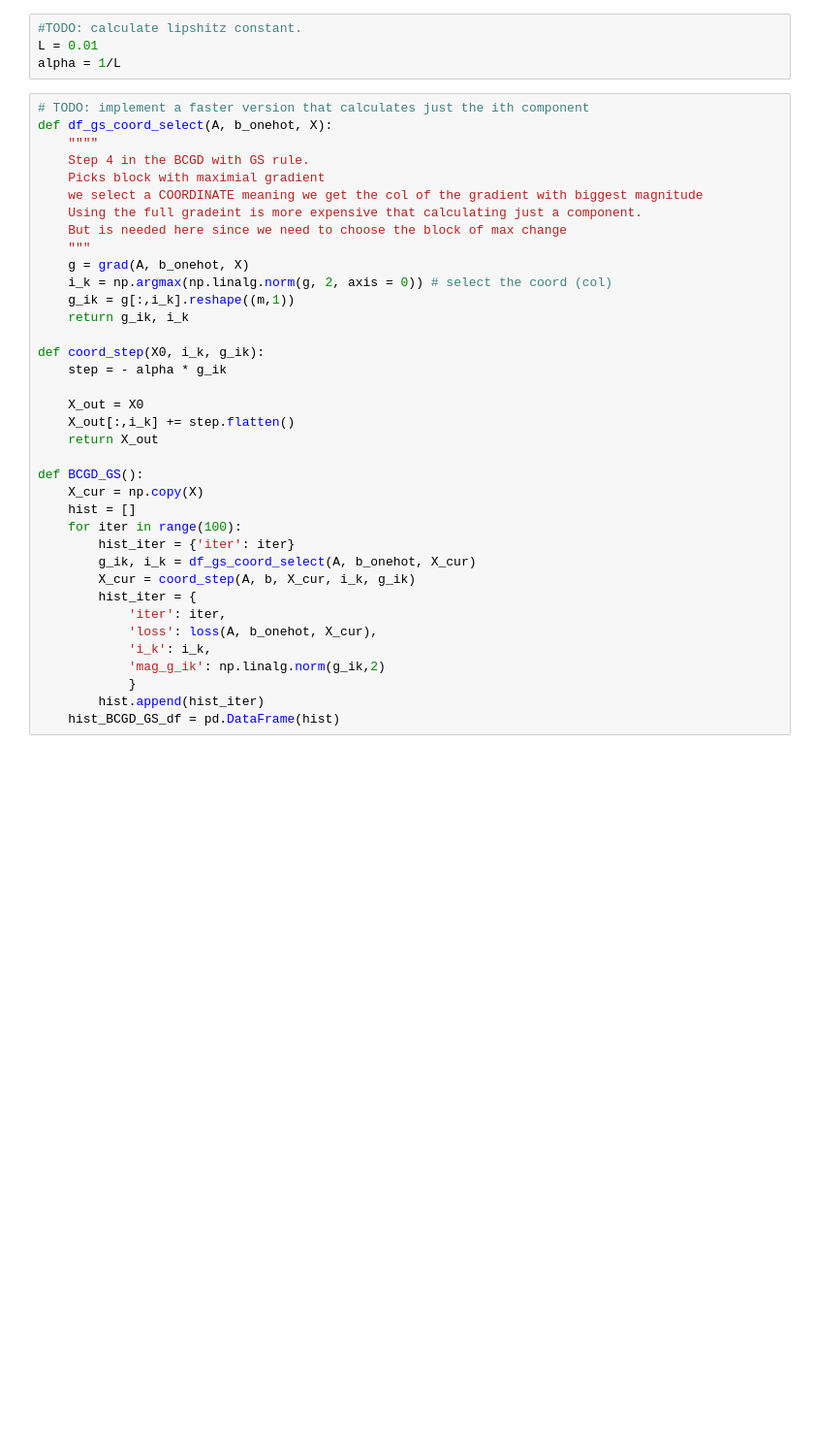
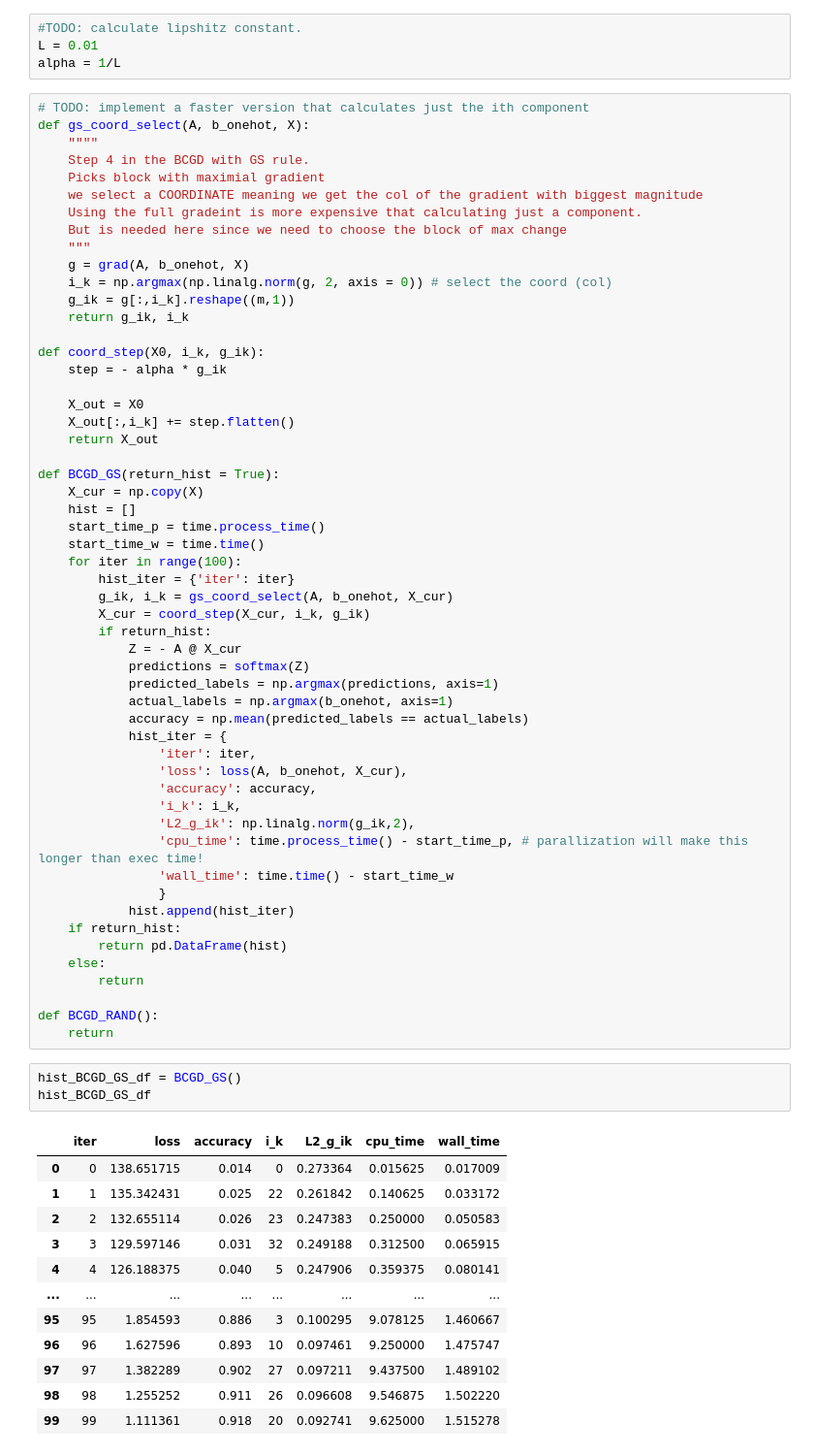
Before and after one commit to Aiecco/BCGD-methods, a Jupyter notebook: HW scratch.ipynb, the cells around one changed output. Shown: that part at 97% size. Saved outputs shown, nothing was run; the diff lists cells and outputs as text; blank space fills up the shorter version.

```diff
--- a/HW scratch.ipynb
+++ b/HW scratch.ipynb
@@ -165,7 +166,7 @@ L = 0.01
 alpha = 1/L
 # %%
 # TODO: implement a faster version that calculates just the ith component
-def df_gs_coord_select(A, b_onehot, X):
+def gs_coord_select(A, b_onehot, X):
     """"
     Step 4 in the BCGD with GS rule.
     Picks block with maximial gradient
@@ -185,18 +186,51 @@ def coord_step(X0, i_k, g_ik):
     X_out[:,i_k] += step.flatten()
     return X_out
 
-def BCGD_GS():
+def BCGD_GS(return_hist = True):
     X_cur = np.copy(X)
     hist = []
+    start_time_p = time.process_time()
+    start_time_w = time.time()
     for iter in range(100):
         hist_iter = {'iter': iter}
-        g_ik, i_k = df_gs_coord_select(A, b_onehot, X_cur)
-        X_cur = coord_step(A, b, X_cur, i_k, g_ik)
-        hist_iter = {
-            'iter': iter,
-            'loss': loss(A, b_onehot, X_cur),
-            'i_k': i_k,
-            'mag_g_ik': np.linalg.norm(g_ik,2)
-            }
-        hist.append(hist_iter)
-    hist_BCGD_GS_df = pd.DataFrame(hist)
+        g_ik, i_k = gs_coord_select(A, b_onehot, X_cur)
+        X_cur = coord_step(X_cur, i_k, g_ik)
+        if return_hist:
+            Z = - A @ X_cur
+            predictions = softmax(Z)
+            predicted_labels = np.argmax(predictions, axis=1)
+            actual_labels = np.argmax(b_onehot, axis=1)
+            accuracy = np.mean(predicted_labels == actual_labels)
+            hist_iter = {
+                'iter': iter,
+                'loss': loss(A, b_onehot, X_cur),
+                'accuracy': accuracy,
+                'i_k': i_k,
+                'L2_g_ik': np.linalg.norm(g_ik,2),
+                'cpu_time': time.process_time() - start_time_p, # parallization will make this longer than exec time!
+                'wall_time': time.time() - start_time_w
+                }
+            hist.append(hist_iter)
+    if return_hist:
+        return pd.DataFrame(hist)
+    else:
+        return
+
+def BCGD_RAND():
+    return
+# %%
+hist_BCGD_GS_df = BCGD_GS()
+hist_BCGD_GS_df
+# %% [output]
+|  | iter | loss | accuracy | i_k | L2_g_ik | cpu_time | wall_time |
+| 0 | 0 | 138.651715 | 0.014 | 0 | 0.273364 | 0.015625 | 0.017009 |
+| 1 | 1 | 135.342431 | 0.025 | 22 | 0.261842 | 0.140625 | 0.033172 |
+| 2 | 2 | 132.655114 | 0.026 | 23 | 0.247383 | 0.250000 | 0.050583 |
+| 3 | 3 | 129.597146 | 0.031 | 32 | 0.249188 | 0.312500 | 0.065915 |
+| 4 | 4 | 126.188375 | 0.040 | 5 | 0.247906 | 0.359375 | 0.080141 |
+| ... | ... | ... | ... | ... | ... | ... | ... |
+| 95 | 95 | 1.854593 | 0.886 | 3 | 0.100295 | 9.078125 | 1.460667 |
+| 96 | 96 | 1.627596 | 0.893 | 10 | 0.097461 | 9.250000 | 1.475747 |
+| 97 | 97 | 1.382289 | 0.902 | 27 | 0.097211 | 9.437500 | 1.489102 |
+| 98 | 98 | 1.255252 | 0.911 | 26 | 0.096608 | 9.546875 | 1.502220 |
+| 99 | 99 | 1.111361 | 0.918 | 20 | 0.092741 | 9.625000 | 1.515278 |
```
Also changed, not shown: parts of 4 cells of this notebook.
